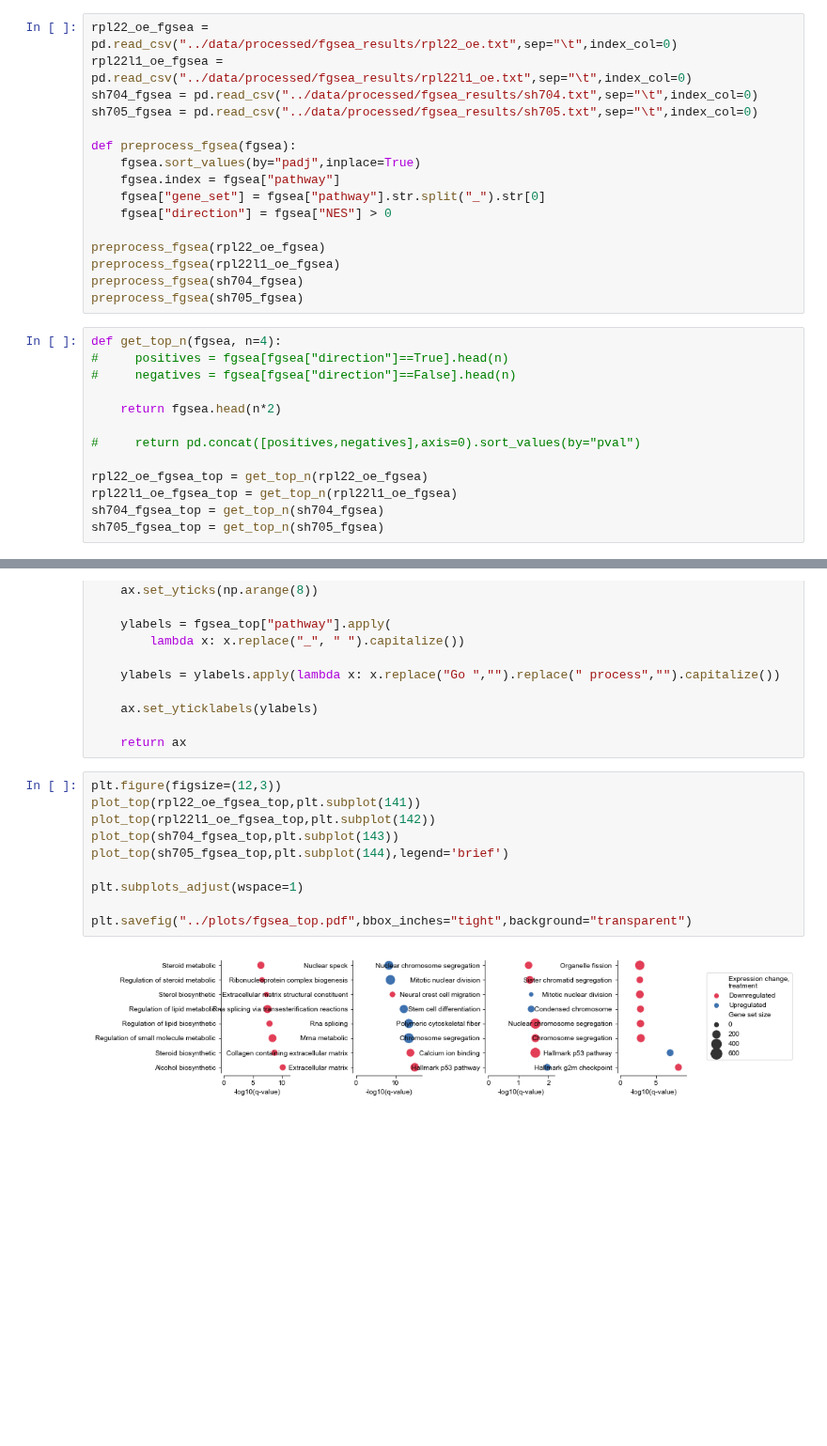
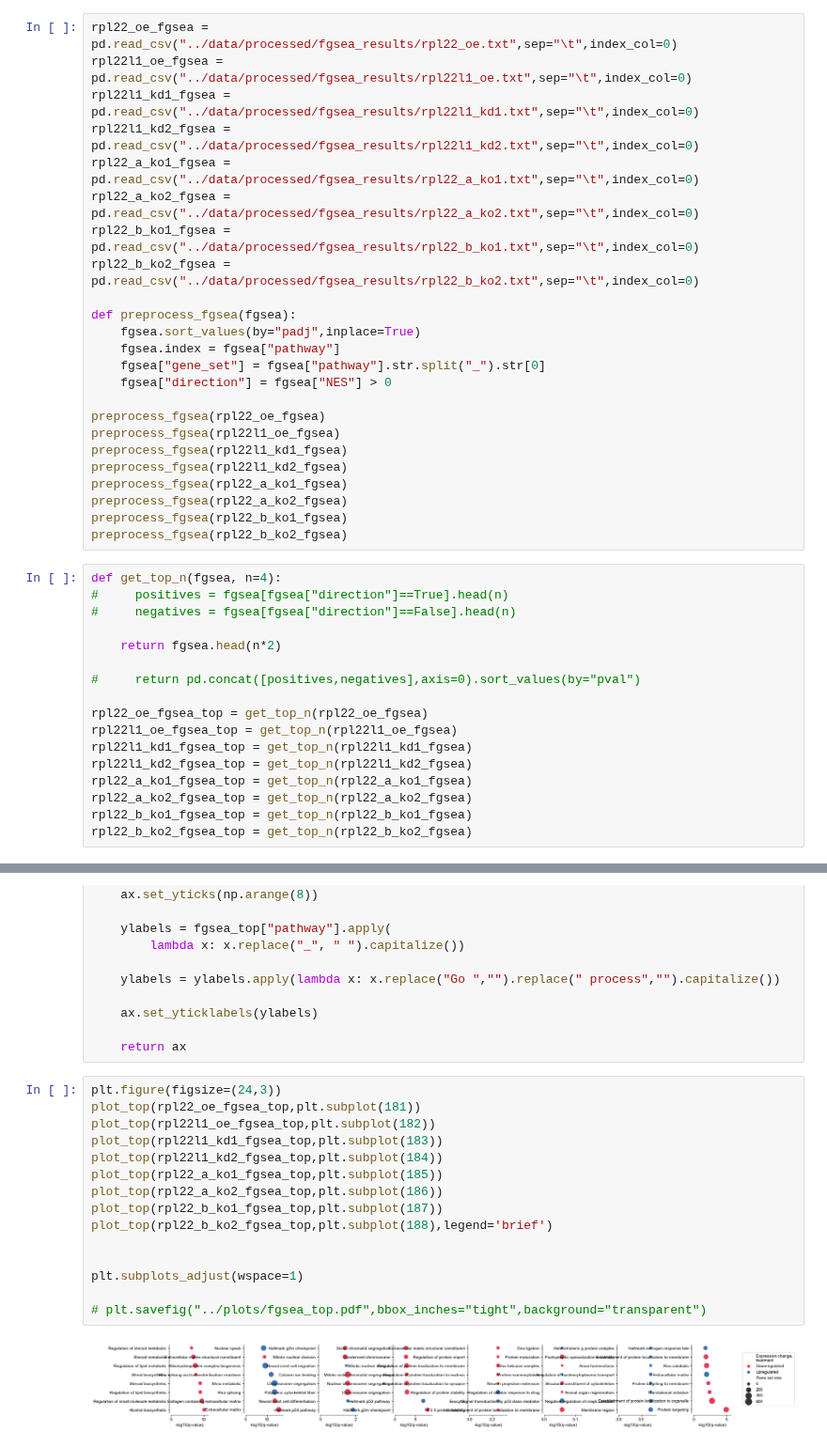
Before and after one commit to kevinhu/mdm4-splicing, a Jupyter notebook: notebooks/fig3_expression.ipynb, the cells around one changed output, grey strips where cells are left out. Shown at 94% size. Cells and saved outputs as stored; diff of their text form; blank space fills up the shorter version.

```diff
--- a/notebooks/fig3_expression.ipynb
+++ b/notebooks/fig3_expression.ipynb
@@ -114,8 +310,12 @@ plt.savefig("../plots/UBAP2L_ENST00000433615_expression.pdf",bbox_inches="tight"
 # %%
 rpl22_oe_fgsea = pd.read_csv("../data/processed/fgsea_results/rpl22_oe.txt",sep="\t",index_col=0)
 rpl22l1_oe_fgsea = pd.read_csv("../data/processed/fgsea_results/rpl22l1_oe.txt",sep="\t",index_col=0)
-sh704_fgsea = pd.read_csv("../data/processed/fgsea_results/sh704.txt",sep="\t",index_col=0)
-sh705_fgsea = pd.read_csv("../data/processed/fgsea_results/sh705.txt",sep="\t",index_col=0)
+rpl22l1_kd1_fgsea = pd.read_csv("../data/processed/fgsea_results/rpl22l1_kd1.txt",sep="\t",index_col=0)
+rpl22l1_kd2_fgsea = pd.read_csv("../data/processed/fgsea_results/rpl22l1_kd2.txt",sep="\t",index_col=0)
+rpl22_a_ko1_fgsea = pd.read_csv("../data/processed/fgsea_results/rpl22_a_ko1.txt",sep="\t",index_col=0)
+rpl22_a_ko2_fgsea = pd.read_csv("../data/processed/fgsea_results/rpl22_a_ko2.txt",sep="\t",index_col=0)
+rpl22_b_ko1_fgsea = pd.read_csv("../data/processed/fgsea_results/rpl22_b_ko1.txt",sep="\t",index_col=0)
+rpl22_b_ko2_fgsea = pd.read_csv("../data/processed/fgsea_results/rpl22_b_ko2.txt",sep="\t",index_col=0)
 
 def preprocess_fgsea(fgsea):
     fgsea.sort_values(by="padj",inplace=True)
@@ -125,8 +325,12 @@ def preprocess_fgsea(fgsea):
 
 preprocess_fgsea(rpl22_oe_fgsea)
 preprocess_fgsea(rpl22l1_oe_fgsea)
-preprocess_fgsea(sh704_fgsea)
-preprocess_fgsea(sh705_fgsea)
+preprocess_fgsea(rpl22l1_kd1_fgsea)
+preprocess_fgsea(rpl22l1_kd2_fgsea)
+preprocess_fgsea(rpl22_a_ko1_fgsea)
+preprocess_fgsea(rpl22_a_ko2_fgsea)
+preprocess_fgsea(rpl22_b_ko1_fgsea)
+preprocess_fgsea(rpl22_b_ko2_fgsea)
 # %%
 def get_top_n(fgsea, n=4):
 #     positives = fgsea[fgsea["direction"]==True].head(n)
@@ -138,8 +342,12 @@ def get_top_n(fgsea, n=4):
 
 rpl22_oe_fgsea_top = get_top_n(rpl22_oe_fgsea)
 rpl22l1_oe_fgsea_top = get_top_n(rpl22l1_oe_fgsea)
-sh704_fgsea_top = get_top_n(sh704_fgsea)
-sh705_fgsea_top = get_top_n(sh705_fgsea)
+rpl22l1_kd1_fgsea_top = get_top_n(rpl22l1_kd1_fgsea)
+rpl22l1_kd2_fgsea_top = get_top_n(rpl22l1_kd2_fgsea)
+rpl22_a_ko1_fgsea_top = get_top_n(rpl22_a_ko1_fgsea)
+rpl22_a_ko2_fgsea_top = get_top_n(rpl22_a_ko2_fgsea)
+rpl22_b_ko1_fgsea_top = get_top_n(rpl22_b_ko1_fgsea)
+rpl22_b_ko2_fgsea_top = get_top_n(rpl22_b_ko2_fgsea)
 # %%
 fgsea = rpl22l1_oe_fgsea_top
 
@@ -187,14 +395,19 @@ def plot_top(fgsea_top, ax=None, legend=False):
 
     return ax
 # %%
-plt.figure(figsize=(12,3))
-plot_top(rpl22_oe_fgsea_top,plt.subplot(141))
-plot_top(rpl22l1_oe_fgsea_top,plt.subplot(142))
-plot_top(sh704_fgsea_top,plt.subplot(143))
-plot_top(sh705_fgsea_top,plt.subplot(144),legend='brief')
+plt.figure(figsize=(24,3))
+plot_top(rpl22_oe_fgsea_top,plt.subplot(181))
+plot_top(rpl22l1_oe_fgsea_top,plt.subplot(182))
+plot_top(rpl22l1_kd1_fgsea_top,plt.subplot(183))
+plot_top(rpl22l1_kd2_fgsea_top,plt.subplot(184))
+plot_top(rpl22_a_ko1_fgsea_top,plt.subplot(185))
+plot_top(rpl22_a_ko2_fgsea_top,plt.subplot(186))
+plot_top(rpl22_b_ko1_fgsea_top,plt.subplot(187))
+plot_top(rpl22_b_ko2_fgsea_top,plt.subplot(188),legend='brief')
+
 
 plt.subplots_adjust(wspace=1)
 
-plt.savefig("../plots/fgsea_top.pdf",bbox_inches="tight",background="transparent")
+# plt.savefig("../plots/fgsea_top.pdf",bbox_inches="tight",background="transparent")
 # %% [output]
-[figure, old version]
+[figure, new version]
```
Also changed, not shown: parts of 22 cells of this notebook, 2 other files.
